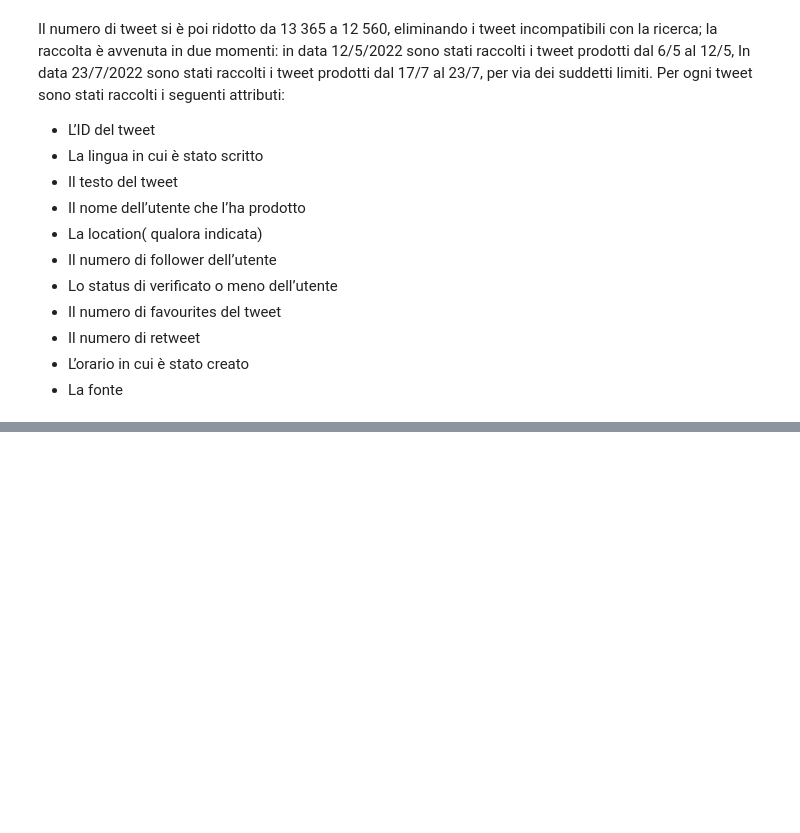
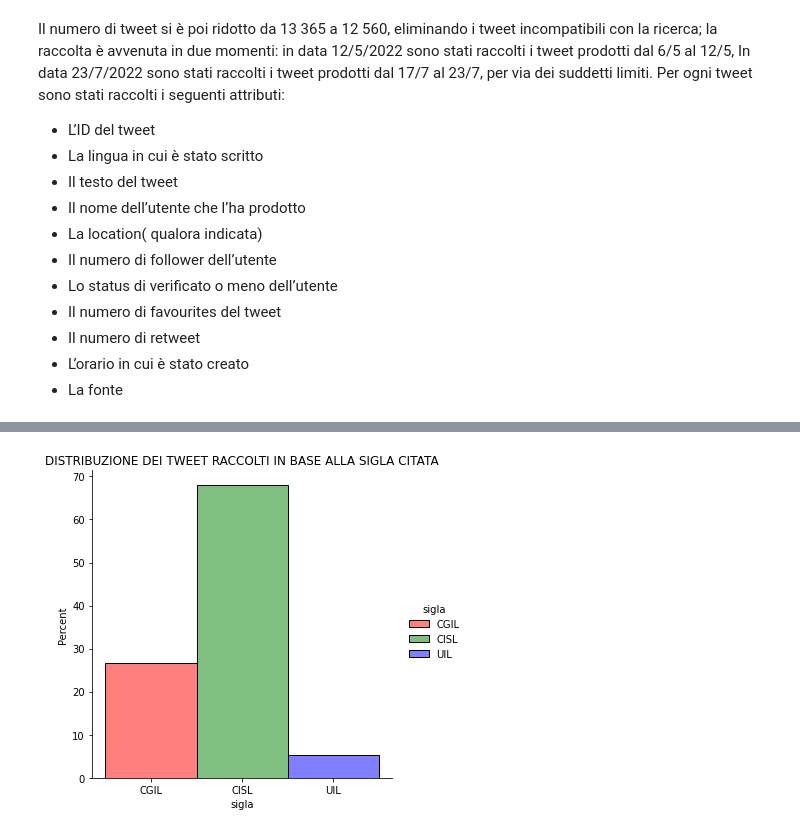
Before and after one commit to paolofesta/prove, a Jupyter notebook: scrittura.ipynb, the cells around one changed output, grey strips where cells are left out. Cells and saved outputs as stored; diff of their text form; code cells hidden in the pictures; blank space fills up the shorter version.

```diff
--- a/scrittura.ipynb
+++ b/scrittura.ipynb
@@ -130,0 +106,4 @@ data
+# %%
+#@title
+data=pd.read_csv(r'/content/data (1)').drop("Unnamed: 0",axis=1)
+data.drop("sigla",axis=1)
@@ -134,0 +127,7 @@ Una volta ottenuti questi dati, è stata svolta un’analisi generale. Tramite u
+# %%
+#@title
+sns.displot(data,x="sigla",stat="percent",hue="sigla",palette=['r','g','b'])
+plt.title('DISTRIBUZIONE DEI TWEET RACCOLTI IN BASE ALLA SIGLA CITATA')
+print()
+# %% [output]
+[figure, added]
```
Also changed, not shown: parts of 5 cells of this notebook.
